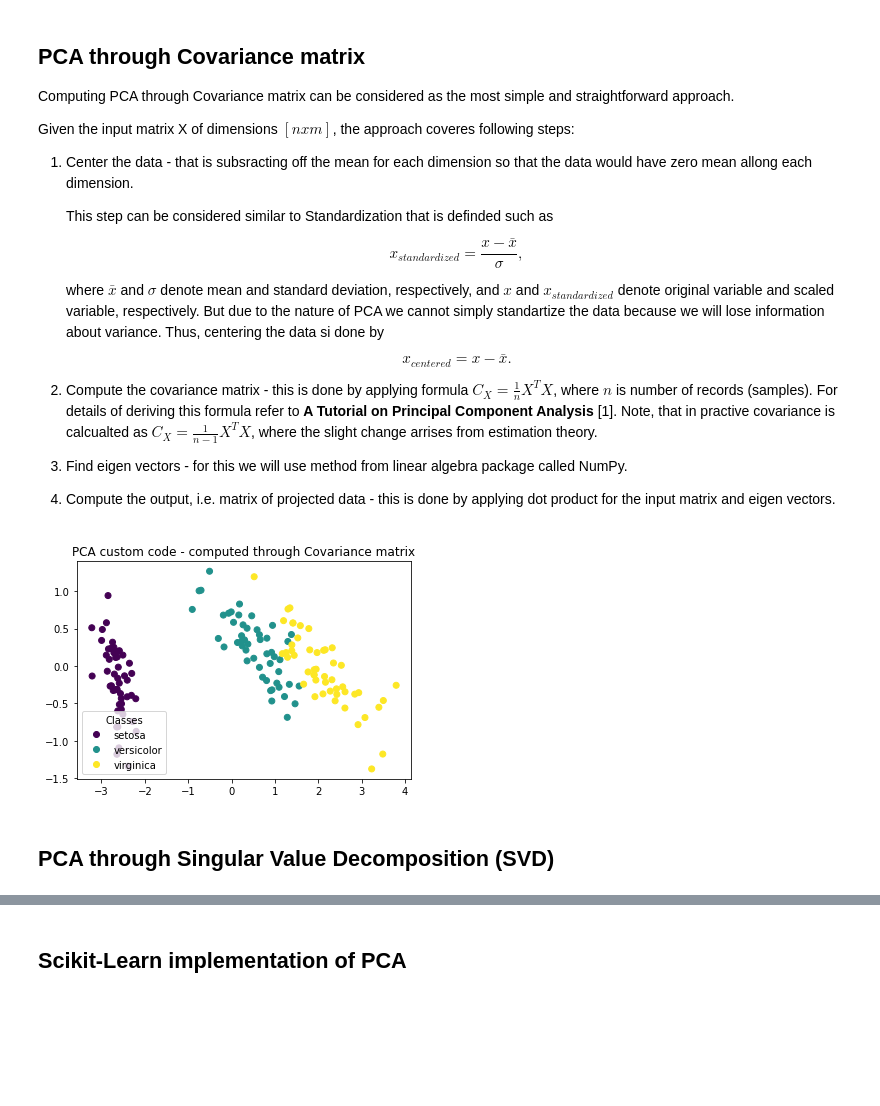
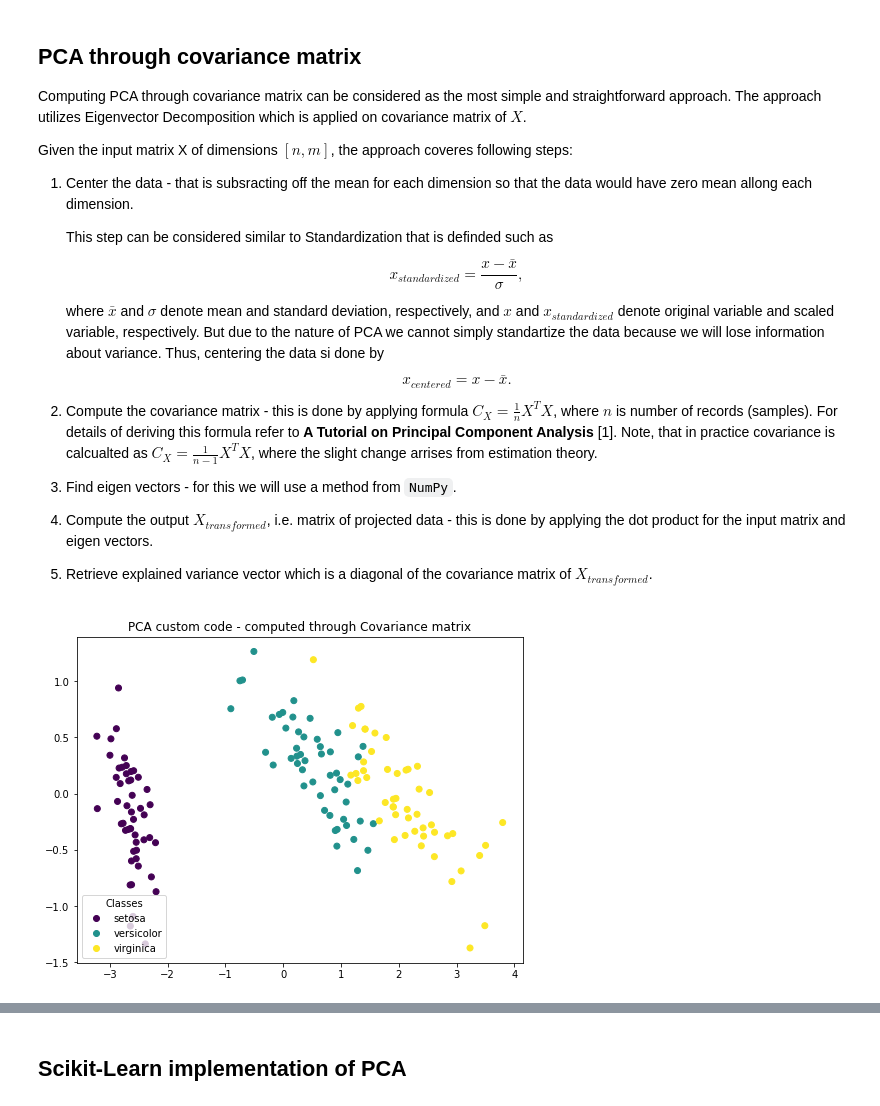
Before and after one commit to chamidullinr/pca-experiments, a Jupyter notebook: pca_implementation.ipynb, the cells around one changed output, grey strips where cells are left out. Cells and saved outputs as stored; diff of their text form; code cells hidden in the pictures; blank space fills up the shorter version.

Commit message:
Updated project files

```diff
--- a/pca_implementation.ipynb
+++ b/pca_implementation.ipynb
@@ -13,12 +11,10 @@ import matplotlib.pyplot as plt
 
 from sklearn import datasets
 
-import warnings
-warnings.filterwarnings('ignore')
 
-
-def plot_iris(X_transformed, y, y_names, *, title):
-    scatter = plt.scatter(*X_transformed.T, c=y)
+def plot_iris(X_trans, y, y_names, *, title):
+    plt.figure(figsize=(8, 6))
+    scatter = plt.scatter(*X_trans.T, c=y)
     scatter_objects, _ = scatter.legend_elements()
     plt.legend(scatter_objects, y_names, loc='lower left', title='Classes')
     plt.title(title)
@@ -31,11 +27,11 @@ X = dataset.data
 y = dataset.target
 y_names = dataset.target_names
 # %% [markdown]
-## PCA through Covariance matrix
+## PCA through covariance matrix
 
-Computing PCA through Covariance matrix can be considered as the most simple and straightforward approach.
+Computing PCA through covariance matrix can be considered as the most simple and straightforward approach. The approach utilizes Eigenvector Decomposition which is applied on covariance matrix of $X$.
 
-Given the input matrix X of dimensions $[n x m]$, the approach coveres following steps:
+Given the input matrix X of dimensions $[n, m]$, the approach coveres following steps:
 1. Center the data - that is subsracting off the mean for each dimension so that the data would have zero mean allong each dimension.
 
     This step can be considered similar to Standardization that is definded such as
@@ -45,46 +41,45 @@ Given the input matrix X of dimensions $[n x m]$, the approach coveres following
     $$x_{centered} = x - \bar{x}.$$
 
 
-2. Compute the covariance matrix - this is done by applying formula $C_X = \frac{1}{n}X^TX$, where $n$ is number of records (samples). For details of deriving this formula refer to **A Tutorial on Principal Component Analysis** [1]. Note, that in practive covariance is calcualted as $C_X = \frac{1}{n-1}X^TX$, where the slight change arrises from estimation theory.
-3. Find eigen vectors - for this we will use method from linear algebra package called NumPy.
-4. Compute the output, i.e. matrix of projected data - this is done by applying dot product for the input matrix and eigen vectors.
+2. Compute the covariance matrix - this is done by applying formula $C_X = \frac{1}{n}X^TX$, where $n$ is number of records (samples). For details of deriving this formula refer to **A Tutorial on Principal Component Analysis** [1]. Note, that in practice covariance is calcualted as $C_X = \frac{1}{n-1}X^TX$, where the slight change arrises from estimation theory.
+3. Find eigen vectors - for this we will use a method from `NumPy`.
+4. Compute the output $X_{transformed}$, i.e. matrix of projected data - this is done by applying the dot product for the input matrix and eigen vectors.
+5. Retrieve explained variance vector which is a diagonal of the covariance matrix of $X_{transformed}$.
 # %%
 def pca_through_covariance_matrix(X, n_components=2):
     X = X.copy()
     n_samples, n_features = X.shape
 
     # center data - i.e. subtract off the mean for each dimension
     X -= np.mean(X, axis=0)
     assert np.allclose(X.mean(axis=0), np.zeros(X.shape[1]))
 
     # compute covariance matrix
     C = (X.T @ X) / (n_samples - 1)
 
     # find eigenvalues and eigenvectors (in this order)
     w, v = np.linalg.eig(C)
 
     # project the original data set
-    X_transformed = X @ v
+    X_trans = X @ v
 
     # get variance explained
-    C_transformed = (X_transformed.T @ X_transformed) / (n_samples - 1)
-    explained_variance = C_transformed.diagonal()
-    explained_variance_ratio = explained_variance / explained_variance.sum()
+    C_trans = (X_trans.T @ X_trans) / (n_samples - 1)
+    exp_variance = C_trans.diagonal()
+    exp_variance_pct = exp_variance / exp_variance.sum()
 
     # select only first two principal components
-    X_transformed = X_transformed[:, :n_components]
+    X_trans = X_trans[:, :n_components]
 
     # note: In this implementation, we using full array of explaind variance.
     #       But implementation of Scikit-Learn is croping the array
     #       and storing only explained variance of n_components.
 
-    return X_transformed, explained_variance, explained_variance_ratio
+    return X_trans, exp_variance, exp_variance_pct
 
 
 # %% custom pca (covariance matrix)
-X_transformed_cov, explained_variance_cov, explained_variance_ratio_cov = pca_through_covariance_matrix(X)
-plot_iris(X_transformed_cov, y, y_names, title='PCA custom code - computed through Covariance matrix')
+X_trans_cov, exp_variance_cov, exp_variance_pct_cov = pca_through_covariance_matrix(X)
+plot_iris(X_trans_cov, y, y_names, title='PCA custom code - computed through Covariance matrix')
 # %% [output]
-[figure, old version]
+[figure, new version]
-# %% [markdown]
-## PCA through Singular Value Decomposition (SVD)
```
Also changed, not shown: parts of 7 cells of this notebook, 4 other files.
